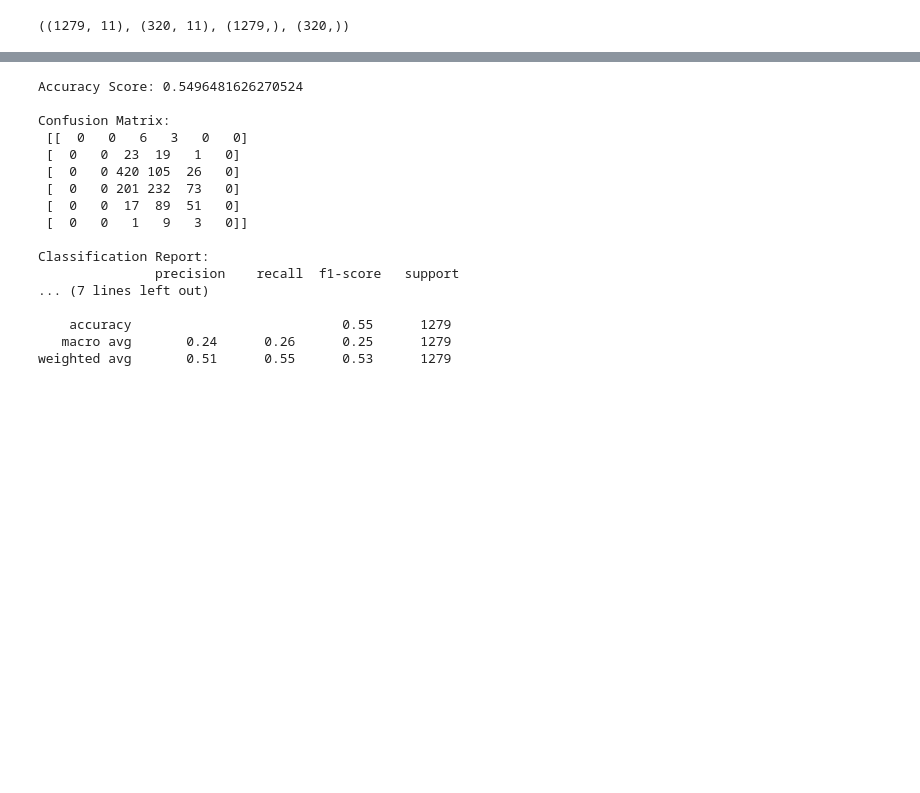
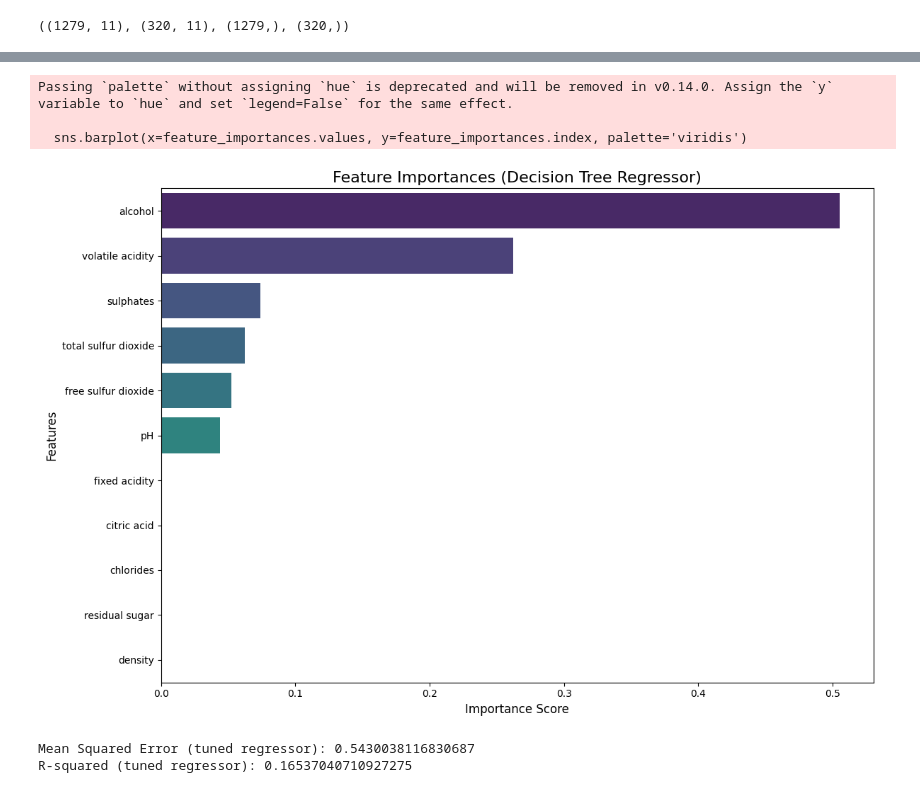
Before and after one commit to saim9211/Machine-Learning-Stuff, a Jupyter notebook: Decision_tree.ipynb, the cells around one changed output, grey strips where cells are left out. Cells and saved outputs as stored; diff of their text form; code cells hidden in the pictures; blank space fills up the shorter version.

```diff
--- a/Decision_tree.ipynb
+++ b/Decision_tree.ipynb
@@ -189,24 +200,43 @@ plt.show()
-# %%
-y_pred = pipeline.predict(x_test)
-
-print("Accuracy Score:", accuracy_score(y_test, y_pred))
-print("\nConfusion Matrix:\n", confusion_matrix(y_test, y_pred))
-print("\nClassification Report:\n", classification_report(y_test, y_pred))
-# %% [output]
-Accuracy Score: 0.5496481626270524
-
-Confusion Matrix:
- [[  0   0   6   3   0   0]
- [  0   0  23  19   1   0]
- [  0   0 420 105  26   0]
- [  0   0 201 232  73   0]
- [  0   0  17  89  51   0]
- [  0   0   1   9   3   0]]
-
-Classification Report:
-               precision    recall  f1-score   support
-... (7 lines left out)
-
-    accuracy                           0.55      1279
-   macro avg       0.24      0.26      0.25      1279
-weighted avg       0.51      0.55      0.53      1279
+# %%
+import matplotlib.pyplot as plt
+import seaborn as sns
+
+# Get the best DecisionTreeRegressor from the pipeline
+best_regressor = pipeline.best_estimator_.named_steps['regressor']
+
+# Get feature importances
+importances = best_regressor.feature_importances_
+
+# Create a pandas Series for better visualization
+feature_importances = pd.Series(importances, index=x_train.columns).sort_values(ascending=False)
+
+# Plotting the feature importances
+plt.figure(figsize=(12, 8))
+sns.barplot(x=feature_importances.values, y=feature_importances.index, palette='viridis')
+plt.title('Feature Importances (Decision Tree Regressor)', fontsize=16)
+plt.xlabel('Importance Score', fontsize=12)
+plt.ylabel('Features', fontsize=12)
+plt.tight_layout()
+plt.show()
+# %% [output]
+Passing `palette` without assigning `hue` is deprecated and will be removed in v0.14.0. Assign the `y` variable to `hue` and set `legend=False` for the same effect.
+
+  sns.barplot(x=feature_importances.values, y=feature_importances.index, palette='viridis')
+[figure, added]
+# %%
+from sklearn.metrics import mean_squared_error, r2_score
+
+# Make predictions with the original (untuned) regressor from the base pipeline
+# Note: This might not be meaningful if the 'pipeline' variable was immediately overwritten by GridSearchCV
+# For clarity, let's assume 'pipeline' now refers to the GridSearchCV object
+# and 'best_estimator_' gives the tuned model. If you want the *original* regressor's performance
+# you would need to re-fit the base_pipeline defined earlier, or store it before GridSearchCV.
+
+# Predicting using the *tuned* regressor, but for a different variable name
+y_pred_regressor = pipeline.best_estimator_.predict(x_test)
+
+print("Mean Squared Error (tuned regressor):", mean_squared_error(y_test, y_pred_regressor))
+print("R-squared (tuned regressor):", r2_score(y_test, y_pred_regressor))
+# %% [output]
+Mean Squared Error (tuned regressor): 0.5430038116830687
+R-squared (tuned regressor): 0.16537040710927275
```
Also changed, not shown: parts of 6 cells of this notebook.
